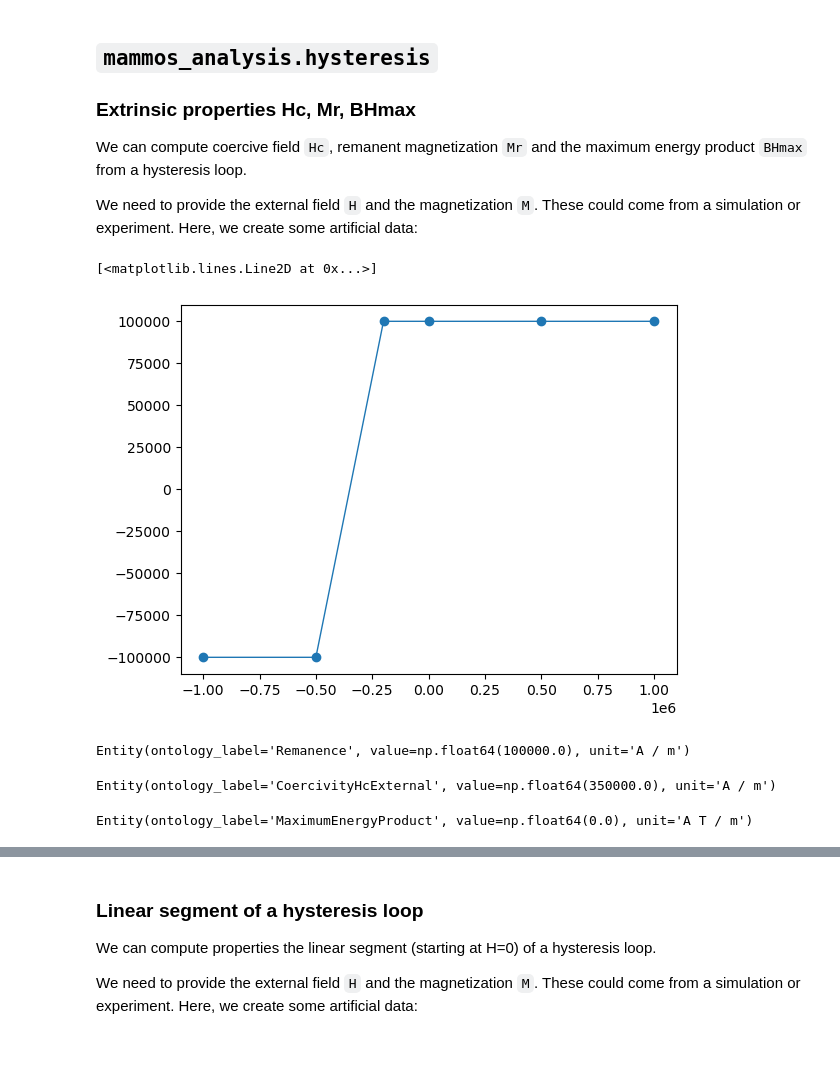
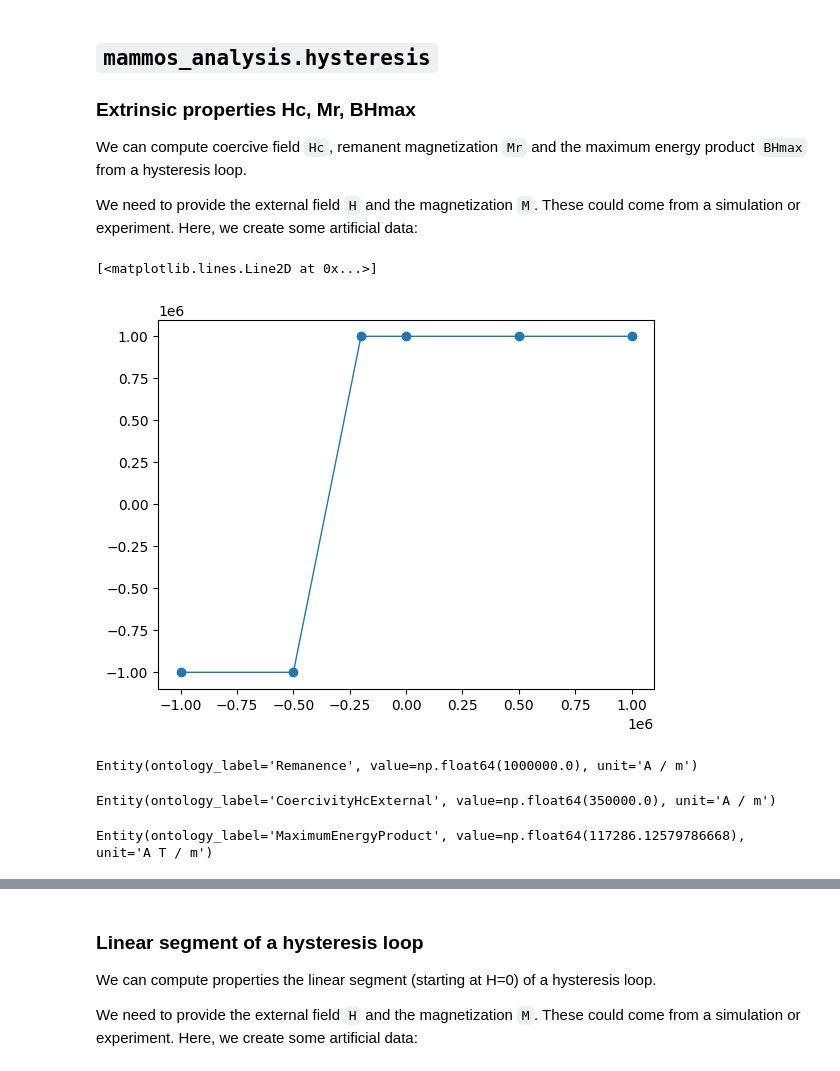
Before and after one commit to MaMMoS-project/mammos-analysis, a Jupyter notebook: examples/quickstart.ipynb, the cells around one changed output, grey strips where cells are left out. Saved outputs shown, nothing was run; the diff lists cells and outputs as text; code cells hidden in the pictures.

```diff
--- a/examples/quickstart.ipynb
+++ b/examples/quickstart.ipynb
@@ -23,11 +23,11 @@ We need to provide the external field `H` and the magnetization `M`. These could
 Here, we create some artificial data:
 # %%
 H = me.H([-1e6, -0.5e6, -0.2e6, 0, 0.5e6, 1e6])
-M = me.M([-1e5, -1e5, 1e5, 1e5, 1e5, 1e5])
+M = me.M([-1e6, -1e6, 1e6, 1e6, 1e6, 1e6])
 plt.plot(H.q, M.q, "o-", linewidth=1)
 # %% [output]
 [<matplotlib.lines.Line2D at 0x...>]
-[figure, old version]
+[figure, new version]
 # %%
 extrinsic_properties = mammos_analysis.hysteresis.extrinsic_properties(
     H=H,
@@ -37,7 +37,7 @@ extrinsic_properties = mammos_analysis.hysteresis.extrinsic_properties(
 # %%
 extrinsic_properties.Mr
 # %% [output]
-Entity(ontology_label='Remanence', value=np.float64(100000.0), unit='A / m')
+Entity(ontology_label='Remanence', value=np.float64(1000000.0), unit='A / m')
 # %%
 extrinsic_properties.Hc
 # %% [output]
@@ -45,7 +45,7 @@ Entity(ontology_label='CoercivityHcExternal', value=np.float64(350000.0), unit='
 # %%
 extrinsic_properties.BHmax  # only available if we pass a demagnetization_coefficient, otherwise NaN
 # %% [output]
-Entity(ontology_label='MaximumEnergyProduct', value=np.float64(0.0), unit='A T / m')
+Entity(ontology_label='MaximumEnergyProduct', value=np.float64(117286.12579786668), unit='A T / m')
 # %%
 plt.plot(H.q, M.q, ".-", -H.q, -M.q, "x-", linewidth=1)
 plt.plot(0, extrinsic_properties.Mr.q, "cs", label="Mr")
```
Also changed, not shown: parts of 5 cells of this notebook.
